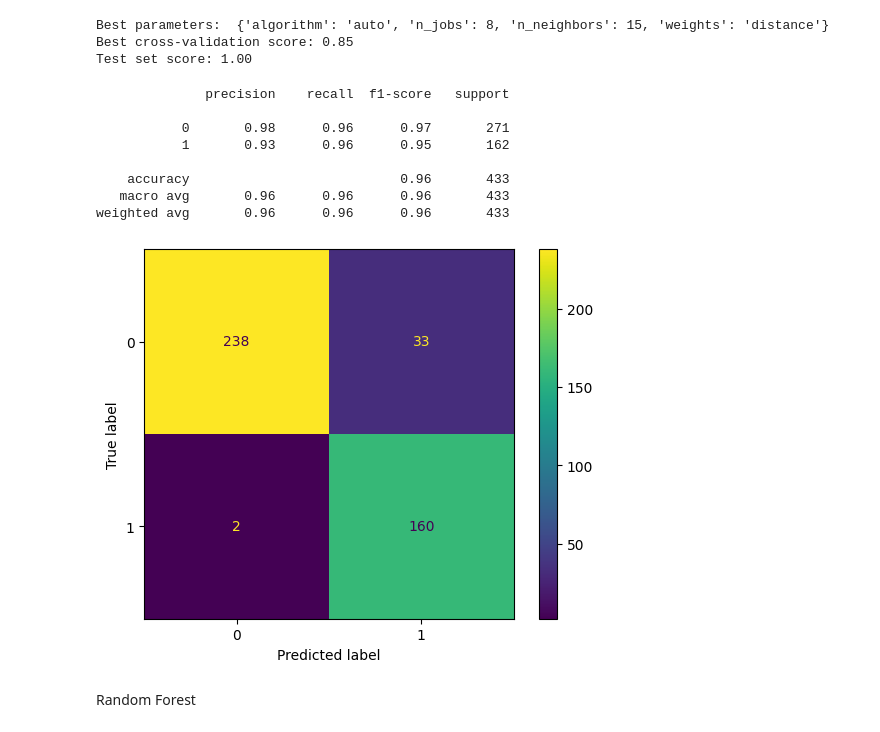
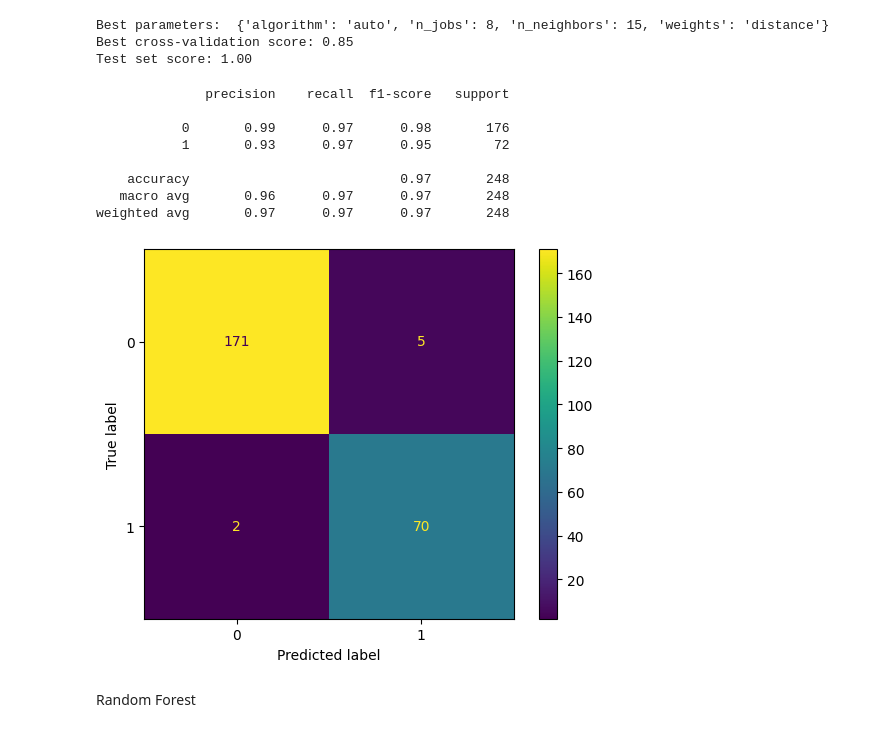
Before and after one commit to lorenzo-arcioni/soccer_stats, a Jupyter notebook: Serie-A_stats.ipynb, the cells around one changed output. Drawn from its saved outputs; the diff is of its cells as text; code cells hidden in the pictures.

```diff
--- a/Serie-A_stats.ipynb
+++ b/Serie-A_stats.ipynb
@@ -224,7 +224,7 @@ from sklearn.metrics import classification_report
 X = np.concatenate((df[features].to_numpy(), df[features].to_numpy()))
 y = np.concatenate((df[target].to_numpy(),   df[target].to_numpy())).squeeze()
 
-#X_train, X_test, y_train, y_test = train_test_split(X, y, test_size=0.2, random_state=0)
-#X_train, X_val, y_train, y_val = train_test_split(X_train, y_train, test_size=0.1, random_state=0)
+X_train, X_test, y_train, y_test = train_test_split(X, y, test_size=0.2, random_state=0)
+X_train, X_val, y_train, y_val = train_test_split(X_train, y_train, test_size=0.1, random_state=0)
 # %% [markdown]
 KNN
@@ -288,24 +311,24 @@ print(classification_report(y_true=y_test, y_pred=y_pred))
 # %% [output]
               precision    recall  f1-score   support
 
-           0       0.98      0.96      0.97       271
-           1       0.93      0.96      0.95       162
+           0       0.99      0.97      0.98       176
+           1       0.93      0.97      0.95        72
 
-    accuracy                           0.96       433
-   macro avg       0.96      0.96      0.96       433
-weighted avg       0.96      0.96      0.96       433
+    accuracy                           0.97       248
+   macro avg       0.96      0.97      0.97       248
+weighted avg       0.97      0.97      0.97       248
 # %%
 from sklearn.metrics import accuracy_score, confusion_matrix, precision_score, recall_score, ConfusionMatrixDisplay
 
 # Generate predictions with the best model
-y_pred = best_rf.predict(X_test)
+y_pred = clf.predict(X_test)
 
 # Create the confusion matrix
 cm = confusion_matrix(y_test, y_pred)
 
 ConfusionMatrixDisplay(confusion_matrix=cm).plot();
 # %% [output]
-[figure, old version]
+[figure, new version]
 # %% [markdown]
 Random Forest
 # %%
```
Also changed, not shown: parts of 5 cells of this notebook, 6 other files.
